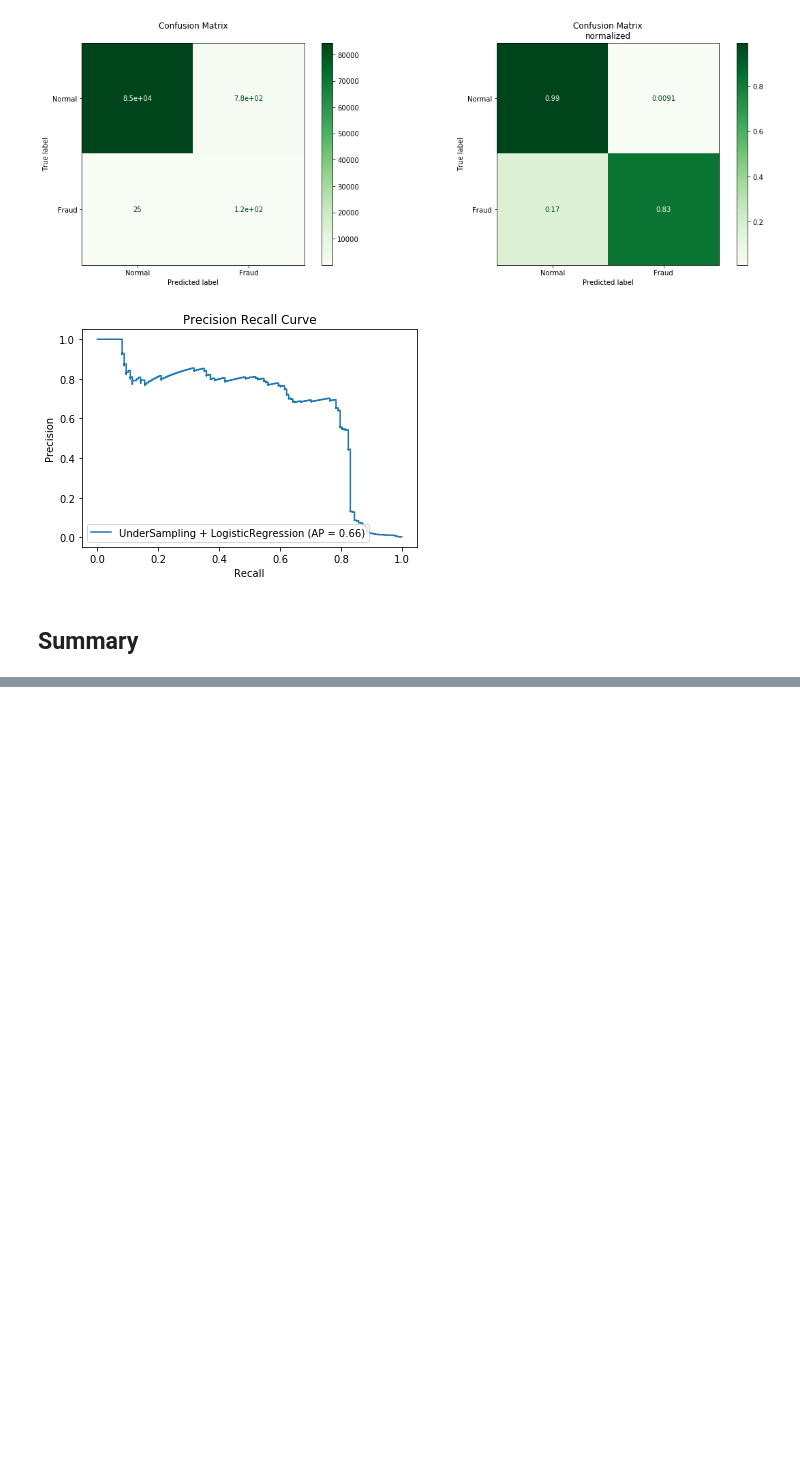
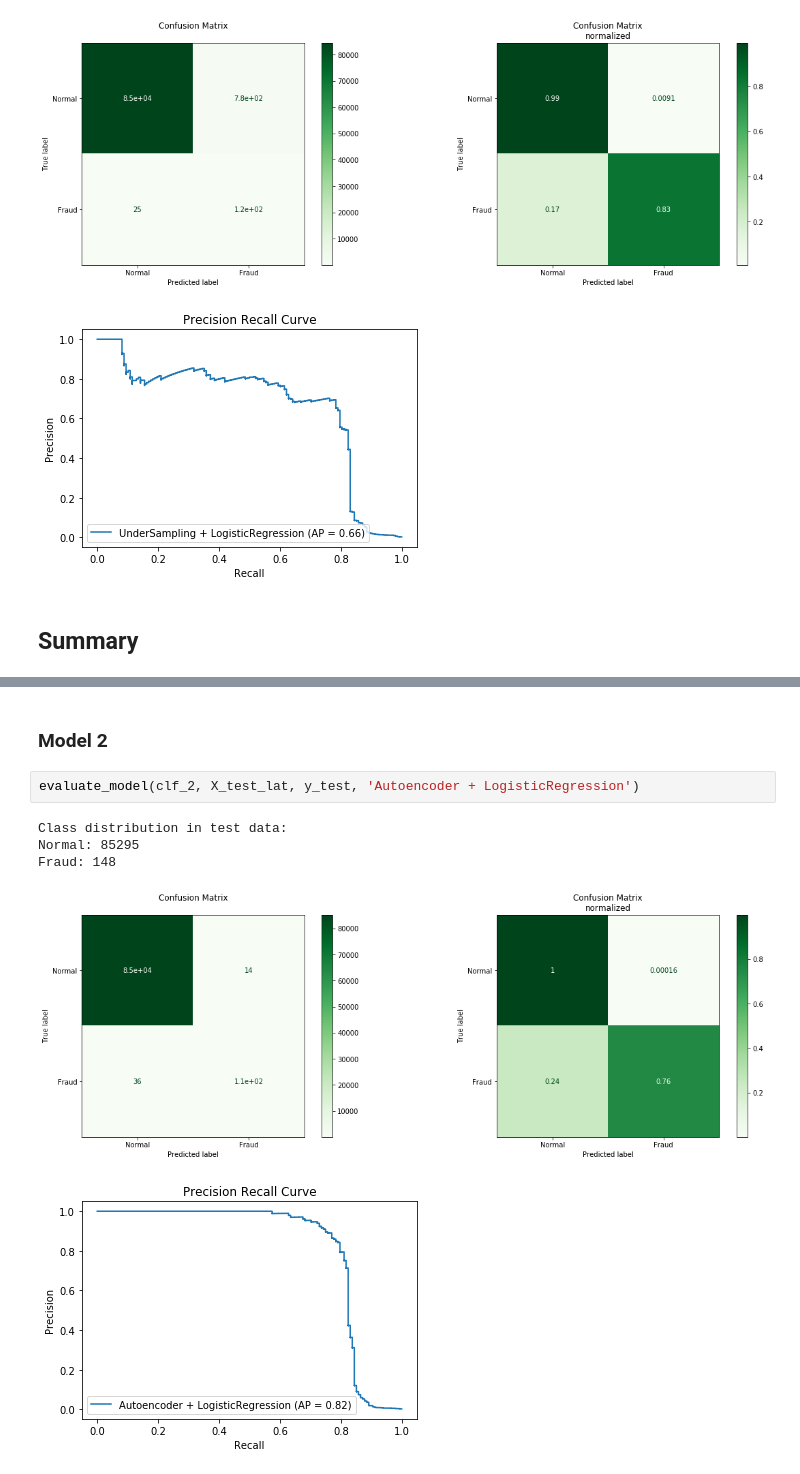
Before and after one commit to janedoesrepo/Autoencoder-ImbalancedCreditData, a Jupyter notebook: notebooks/Pipeline.ipynb, the cells around one changed output, grey strips where cells are left out. Drawn from its saved outputs; the diff is of its cells as text; blank space fills up the shorter version.

```diff
--- a/notebooks/Pipeline.ipynb
+++ b/notebooks/Pipeline.ipynb
@@ -484,0 +483,10 @@ Fraud: 148
+# %% [markdown]
+### Model 2
+# %%
+evaluate_model(clf_2, X_test_lat, y_test, 'Autoencoder + LogisticRegression')
+# %% [output]
+Class distribution in test data:
+Normal: 85295
+Fraud: 148
+[figure, added]
+[figure, added]
```
Also changed, not shown: parts of 55 cells of this notebook, 1 other file.
